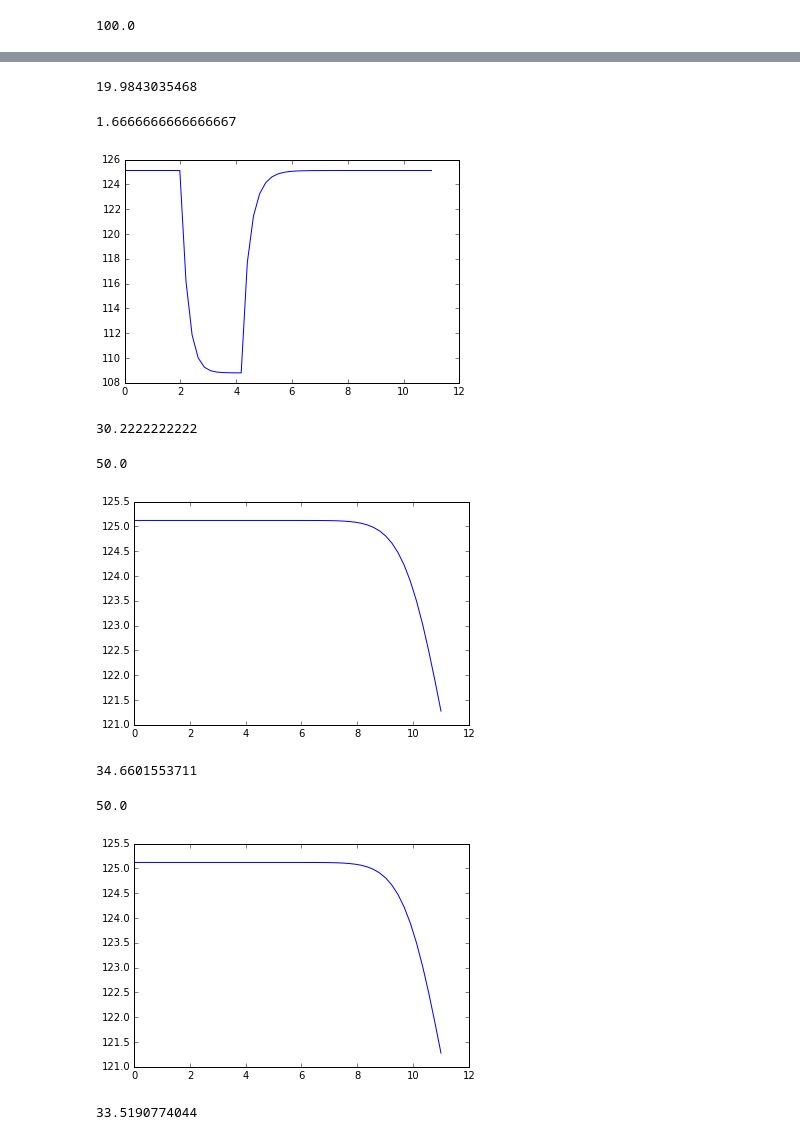
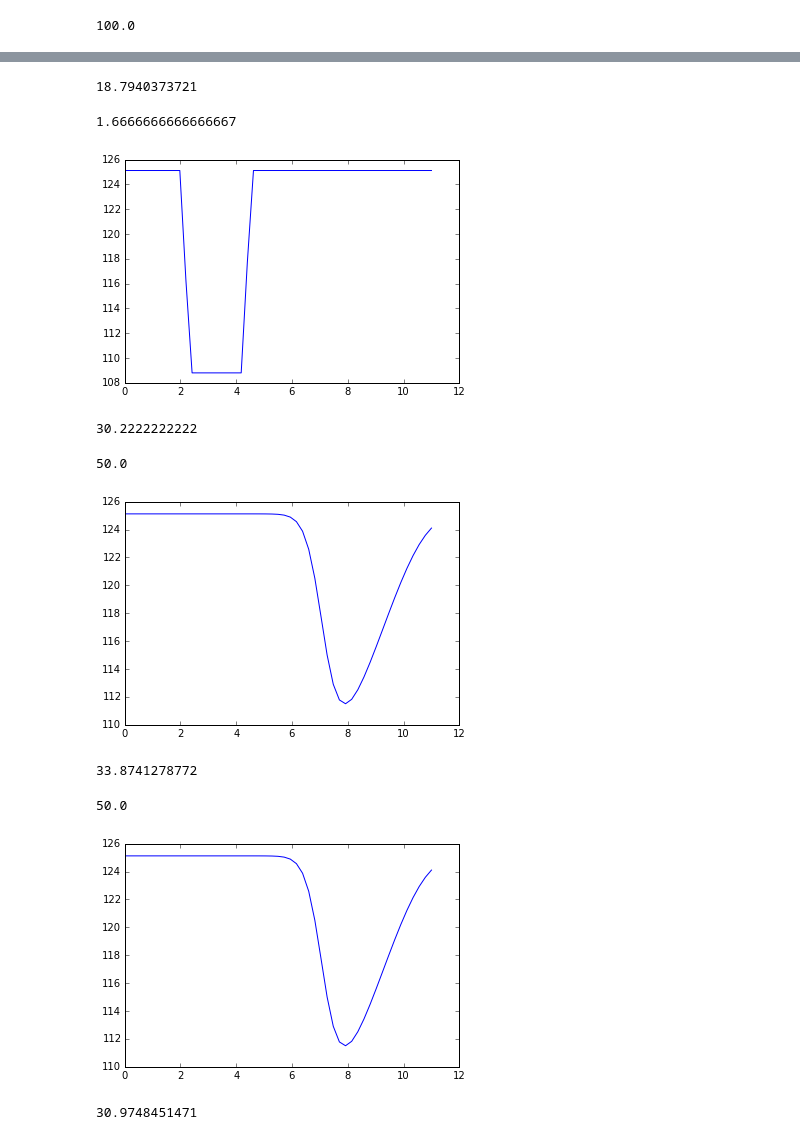
Before and after one commit to numerical-mooc/numerical-mooc, a Jupyter notebook: Chris Tiu/Spacetime/Tiu_Traffic_Flow_Problem_better.ipynb, the cells around one changed output, grey strips where cells are left out. Cells and saved outputs as stored; diff of their text form; code cells hidden in the pictures.

```diff
--- a/Chris Tiu/Spacetime/Tiu_Traffic_Flow_Problem_better.ipynb
+++ b/Chris Tiu/Spacetime/Tiu_Traffic_Flow_Problem_better.ipynb
@@ -32,7 +32,7 @@ def Traffic_Flow_Math(nx, nt, Max_Speed):
 
 
     x=NPY.linspace(0, Road_length,nx)    #Creates an array to hold my X-values for graphing and steping in length
-    x_steps=Road_length/nx               #gives me my "delta_X"
+    x_steps= Road_length/nx             #gives me my "delta_X"
 
     velocity_float=NPY.ones(nx)*0        #an array to hold values for velocity as they are calculated, initially zeros
     velocity_float_n=NPY.ones(nx)*0      #another array to hold values for velocity as they are calculated
@@ -47,7 +47,7 @@ def Traffic_Flow_Math(nx, nt, Max_Speed):
 
         for j in range(1, nx):
 
-            Density_variable[j]=Density_variable[j]-(delta_t /x_steps)*(Traffic_Flux(Density_variable[j],Max_Speed)-Traffic_Flux(Density_variable[j-1],Max_Speed))
+            Density_variable[j]=Density_variable_n[j]-(delta_t /x_steps)*(Traffic_Flux(Density_variable_n[j],Max_Speed)-Traffic_Flux(Density_variable_n[j-1],Max_Speed))
             Density_variable[0]=ro      #boundary condition
 
         for j in range (nx):
@@ -103,7 +103,7 @@ r, v, rn, vn = Traffic_Flow_Math(51, 100, Max_Velocity)
 Min_Vel_in_meters_per_second= min(vn)*1000/3600       #Converting from km/hr to m/sec
 print(Min_Vel_in_meters_per_second)
 # %% [output]
-19.9843035468
+18.7940373721
 # %%
 def Traffic_Flow_Math(nx, nt, Max_Speed):
 
@@ -130,7 +130,7 @@ def Traffic_Flow_Math(nx, nt, Max_Speed):
 
         for j in range(1, nx):
 
-            Density_variable[j]=Density_variable[j]-(delta_t /x_steps)*(Traffic_Flux(Density_variable[j],Max_Speed)-Traffic_Flux(Density_variable[j-1],Max_Speed))
+            Density_variable[j]=Density_variable_n[j]-(delta_t /x_steps)*(Traffic_Flux(Density_variable_n[j],Max_Speed)-Traffic_Flux(Density_variable_n[j-1],Max_Speed))
             Density_variable[0]=ro      #boundary condition
 
         for j in range (nx):
@@ -154,7 +154,7 @@ r, v, rn, vn = Traffic_Flow_Math(51, 1, Max_Velocity)
 Min_Vel_in_meters_per_second= min(vn)*1000/3600       #Converting from km/hr to m/sec
 print(Min_Vel_in_meters_per_second)
 # %% [output]
-[figure, old version]
+[figure, new version]
 30.2222222222
 # %%
 print(Time_Conversion(3))    #what NT do I need to enter for 3 minutes
@@ -166,8 +166,8 @@ r, v, rn, vn = Traffic_Flow_Math(51, 50, Max_Velocity)
 Average_Velocity=(sum(v)/51)*1000/3600
 print(Average_Velocity)
 # %% [output]
-[figure, old version]
+[figure, new version]
-34.6601553711
+33.8741278772
 # %%
 print(Time_Conversion(3))  #what NT do I need to enter for 3 minutes
 # %% [output]
@@ -175,8 +175,8 @@ print(Time_Conversion(3))  #what NT do I need to enter for 3 minutes
 # %%
 Max_Velocity=136
 r, v, rn, vn = Traffic_Flow_Math(51, 50, Max_Velocity)
-Min_Vel_in_meters_per_second= min(vn)*1000/3600       #Converting from km/hr to m/sec
+Min_Vel_in_meters_per_second= min(v)*1000/3600       #Converting from km/hr to m/sec
 print(Min_Vel_in_meters_per_second)
 # %% [output]
-[figure, old version]
+[figure, new version]
-33.5190774044
+30.9748451471
```
Also changed, not shown: parts of 4 cells of this notebook, 1 other file.
